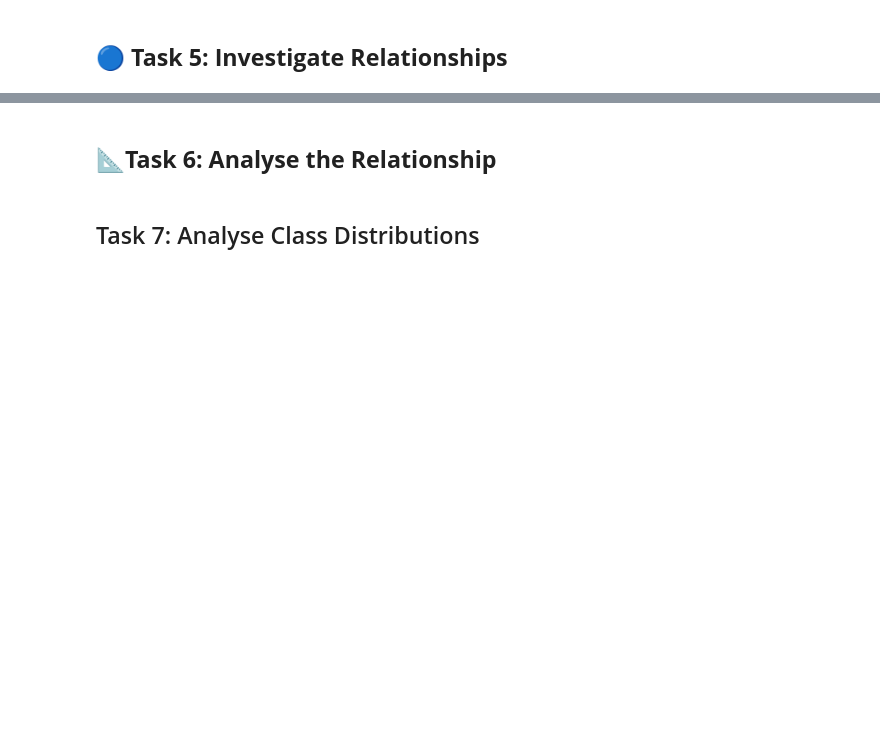
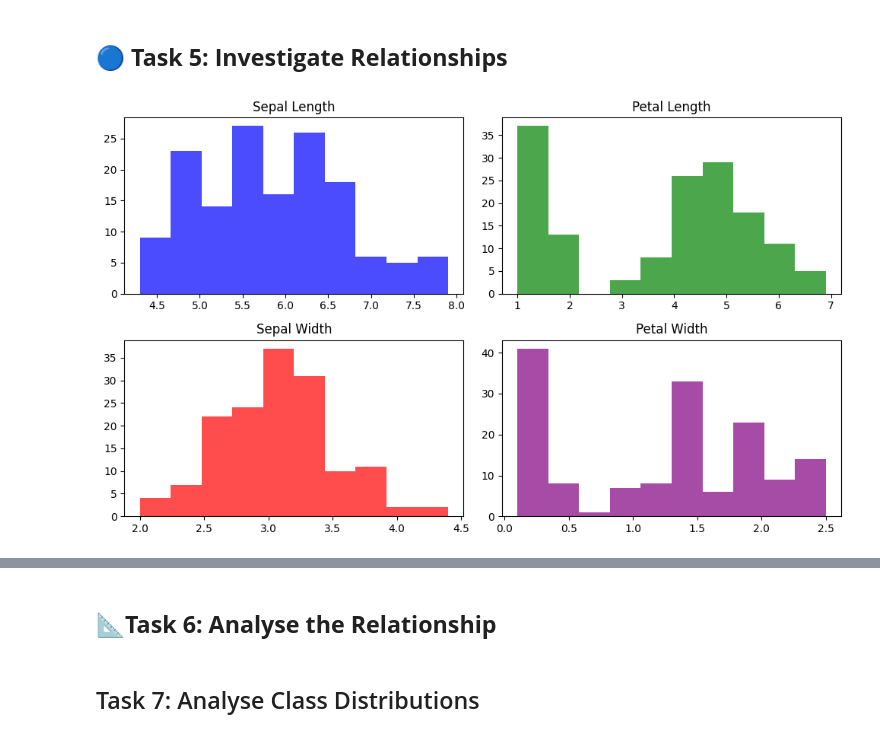
Before and after one commit to marianemcgrath/principles_of_da, a Jupyter notebook: tasks.ipynb, the cells around one changed output, grey strips where cells are left out. Cells and saved outputs as stored; diff of their text form; code cells hidden in the pictures; blank space fills up the shorter version.

```diff
--- a/tasks.ipynb
+++ b/tasks.ipynb
@@ -157,2 +143,17 @@ plt.show()
 # %% [markdown]
 ## **🔵 Task 5: Investigate Relationships**
+# %%
+# Sepal Length vs Petal Length
+fig, ax = plt.subplots(2, 2, figsize=(10, 6))
+ax[0, 0].hist(iris['sepal_length'], bins=10, color='blue', alpha=0.7)
+ax[0, 0].set_title('Sepal Length')
+ax[0, 1].hist(iris['petal_length'], bins=10, color='green', alpha=0.7)
+ax[0, 1].set_title('Petal Length')
+ax[1, 0].hist(iris['sepal_width'], bins=10, color='red', alpha=0.7)
+ax[1, 0].set_title('Sepal Width')
+ax[1, 1].hist(iris['petal_width'], bins=10, color='purple', alpha=0.7)
+ax[1, 1].set_title('Petal Width')
+plt.tight_layout()
+plt.show()
+# %% [output]
+[figure, added]
```
Also changed, not shown: parts of 9 cells of this notebook.
